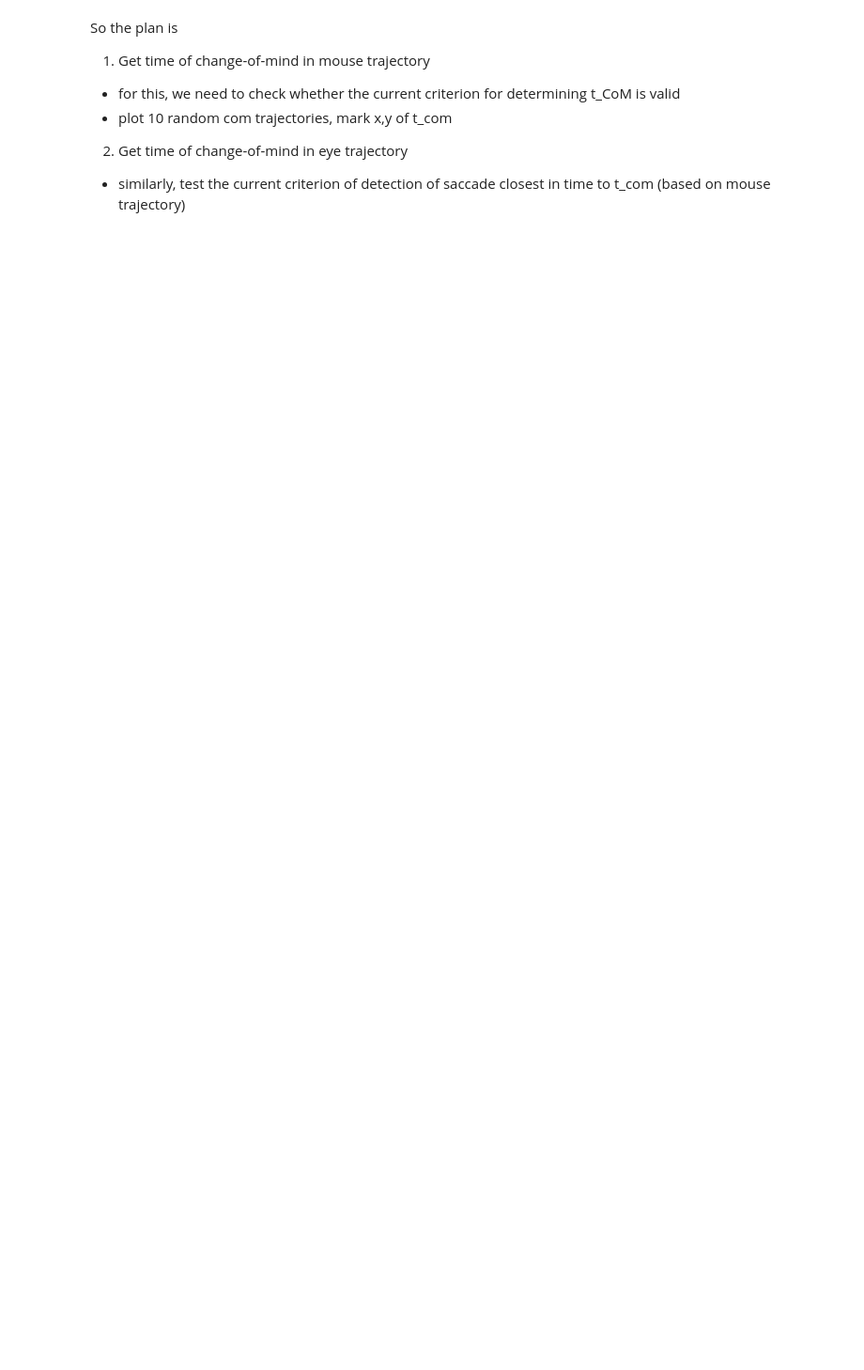
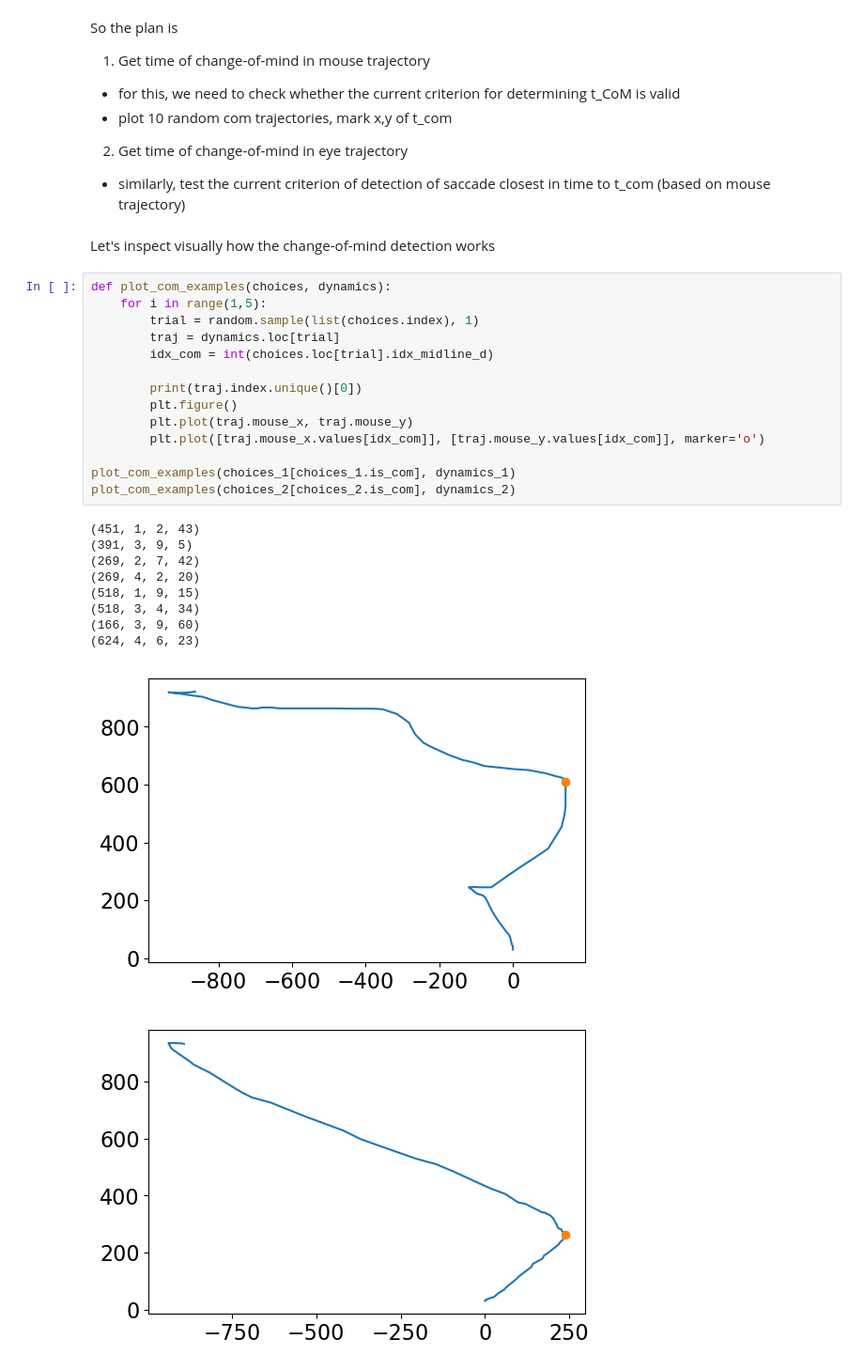
Before and after one commit to cherepaha/eyehandrdk, a Jupyter notebook: eye_hand_lags.ipynb, the cells around one changed output. Shown at 94% size. Cells and saved outputs as stored; diff of their text form; blank space fills up the shorter version.

```diff
--- a/eye_hand_lags.ipynb
+++ b/eye_hand_lags.ipynb
@@ -43,3 +46,30 @@ So the plan is
   - plot 10 random com trajectories, mark x,y of t_com
 2. Get time of change-of-mind in eye trajectory
   - similarly, test the current criterion of detection of saccade closest in time to t_com (based on mouse trajectory)
+# %% [markdown]
+Let's inspect visually how the change-of-mind detection works
+# %%
+def plot_com_examples(choices, dynamics):
+    for i in range(1,5):
+        trial = random.sample(list(choices.index), 1)
+        traj = dynamics.loc[trial]
+        idx_com = int(choices.loc[trial].idx_midline_d)
+
+        print(traj.index.unique()[0])
+        plt.figure()
+        plt.plot(traj.mouse_x, traj.mouse_y)
+        plt.plot([traj.mouse_x.values[idx_com]], [traj.mouse_y.values[idx_com]], marker='o')
+
+plot_com_examples(choices_1[choices_1.is_com], dynamics_1)
+plot_com_examples(choices_2[choices_2.is_com], dynamics_2)
+# %% [output]
+(451, 1, 2, 43)
+(391, 3, 9, 5)
+(269, 2, 7, 42)
+(269, 4, 2, 20)
+(518, 1, 9, 15)
+(518, 3, 4, 34)
+(166, 3, 9, 60)
+(624, 4, 6, 23)
+[figure, added]
+[figure, added]
```
Also changed, not shown: parts of 16 cells of this notebook, 2 other files.
